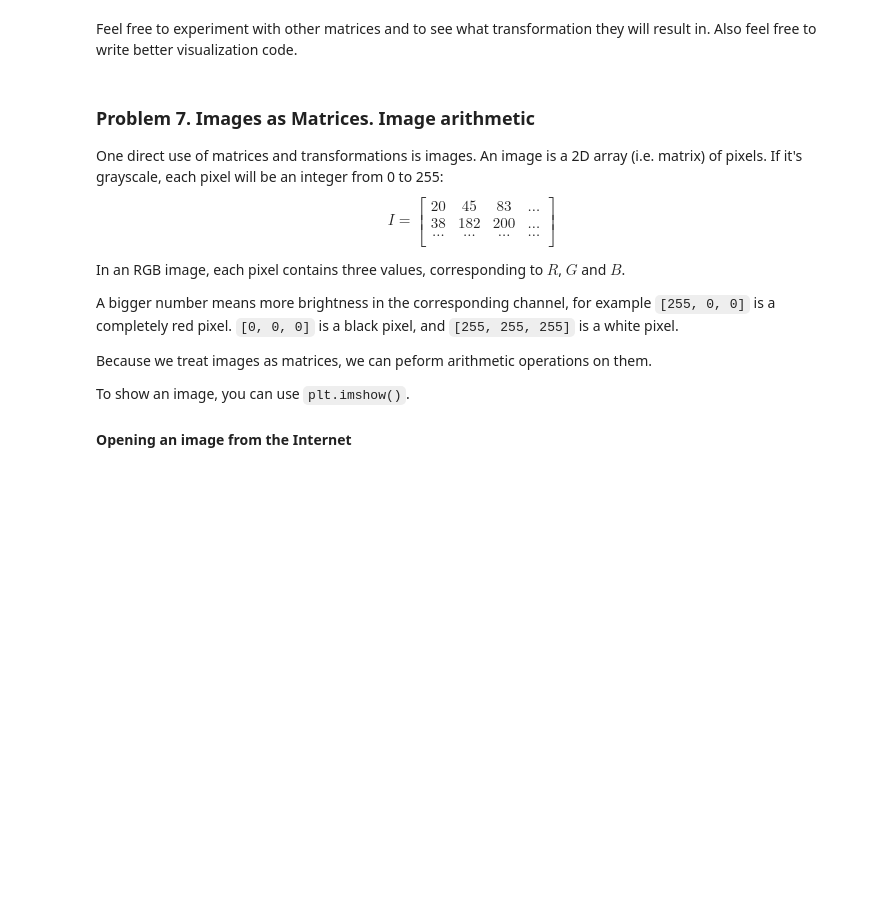
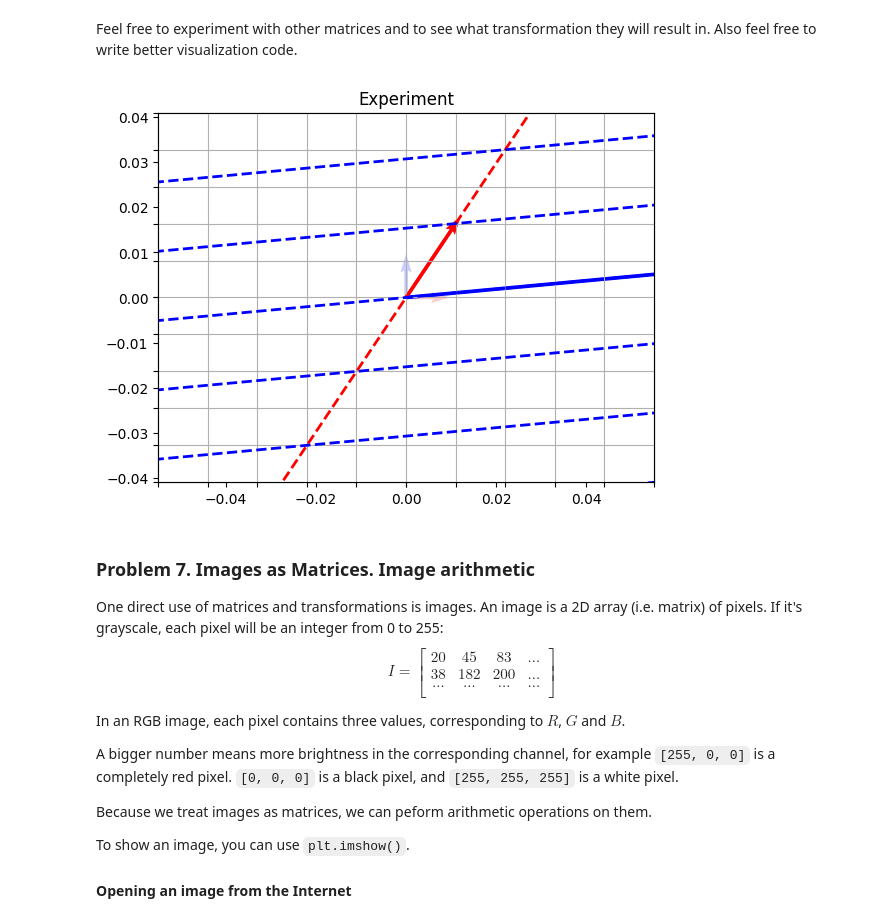
Before and after one commit to plamensve/Math-concepts-for-Developers---2026, a Jupyter notebook: 02_linear_algebra/plamen_svetoslavov/exercise/Linear-Algebra-Exercise.ipynb, the cells around one changed output. Cells and saved outputs as stored; diff of their text form; code cells hidden in the pictures; blank space fills up the shorter version.

```diff
--- a/02_linear_algebra/plamen_svetoslavov/exercise/Linear-Algebra-Exercise.ipynb
+++ b/02_linear_algebra/plamen_svetoslavov/exercise/Linear-Algebra-Exercise.ipynb
@@ -731,3 +758,12 @@ Feel free to experiment with other matrices and to see what transformation they
+# %%
+m1 = [
+    [1, 32],
+    [2, 4]
+]
+# %%
+visualize_transformation(m1, r"Experiment")
+# %% [output]
+[figure, added]
 # %% [markdown]
 ### Problem 7. Images as Matrices. Image arithmetic
 One direct use of matrices and transformations is images. An image is a 2D array (i.e. matrix) of pixels. If it's grayscale, each pixel will be an integer from 0 to 255:
```
Also changed, not shown: parts of 24 cells of this notebook.
